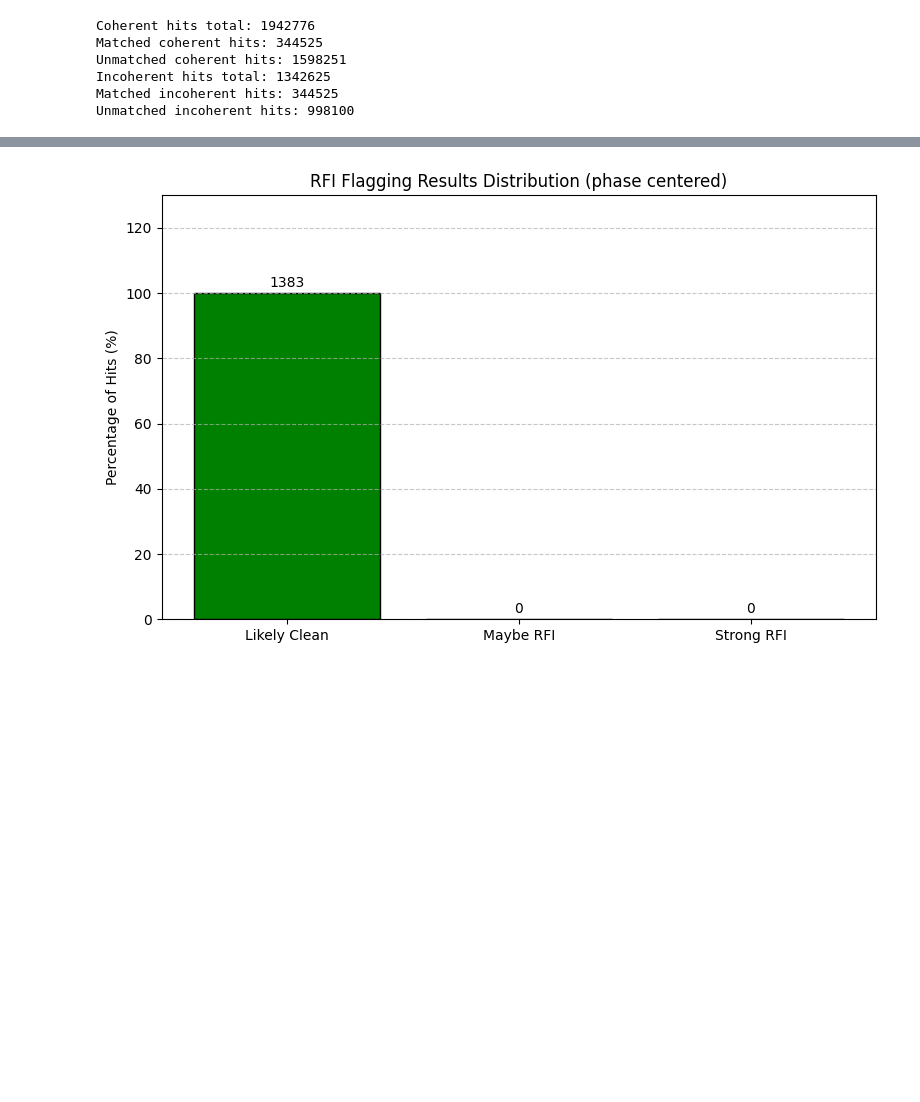
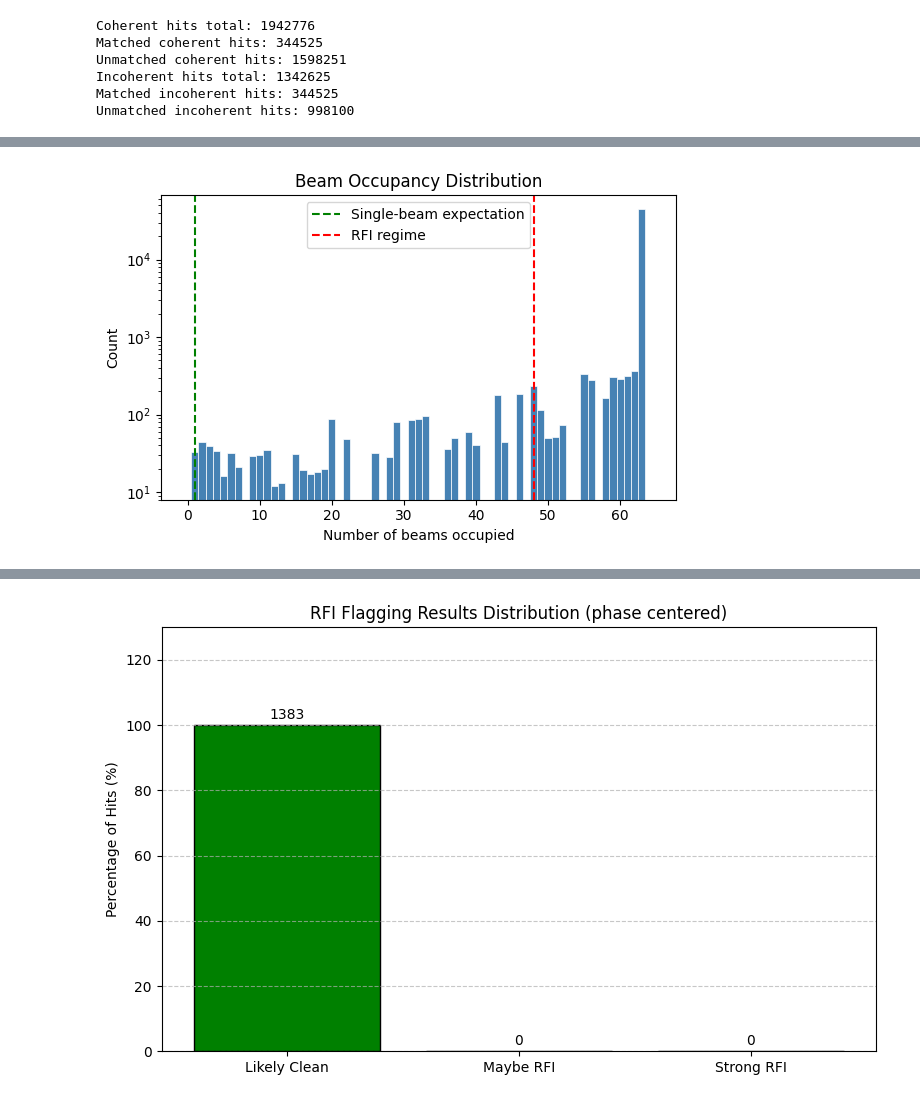
Before and after one commit to ELLAMBISHOP/RADAR, a Jupyter notebook: RFI_anomoly_analysis.ipynb, the cells around one changed output, grey strips where cells are left out. Drawn from its saved outputs; the diff is of its cells as text; code cells hidden in the pictures; blank space fills up the shorter version.

Commit message:
Add beam occupancy analysis and RFI validation workflow

```diff
--- a/RFI_anomoly_analysis.ipynb
+++ b/RFI_anomoly_analysis.ipynb
@@ -198,9 +199,10 @@ plt.show()
 # %%
-#gaia_df= pd.read_pickle('/datax/scratch/ellambishop/meerkat_hits/meerkat_gaia.pkl')
-gaia_df= pd.read_pickle('/datax/scratch/ellambishop/meerkat_hits/meerkat_named.pkl')
+gaia_df= pd.read_pickle('/datax/scratch/ellambishop/meerkat_hits/meerkat_gaia.pkl')
+#gaia_df= pd.read_pickle('/datax/scratch/ellambishop/meerkat_hits/meerkat_named.pkl')
 
 def add_meerkat_config(df):
     df = df.copy()
     df.loc[df['signal_frequency'] < 2000, 'config'] = 'MeerKAT'
+    return df
 
 add_meerkat_config(gaia_df)
@@ -621,0 +794,81 @@ KeyboardInterrupt:
+# %%
+"""analysis of physical properties vs flagging"""
+
+df_meerkat, occ_summary = compute_beam_occupancy(df_meerkat)
+df_meerkat = label_beam_occupancy_rfi(df_meerkat)
+
+df_vla, occ_summary_vla = compute_beam_occupancy(df_meerkat)
+df_vla= label_beam_occupancy_rfi(df_meerkat)
+
+# df_vla_unmatched, occ_summary_vla_unmatched = compute_beam_occupancy(df_meerkat)
+# df_vla_unmatched = label_beam_occupancy_rfi(df_meerkat)
+# %%
+#df = df_meerkat.copy()  # already has occupancy + flag_strength
+
+df = df_vla.copy()  # already has occupancy + flag_strength
+# %%
+
+def plot_panel_1(df, total_beams=64):
+    occ = df["beam_occupancy"].dropna()
+    n_beams = (occ * total_beams).round().astype(int)
+
+    fig, ax = plt.subplots(figsize=(6,4))
+
+    bins = np.arange(0, total_beams + 2) - 0.5
+    ax.hist(n_beams, bins=bins, color="steelblue", edgecolor="white", linewidth=0.5)
+
+    ax.axvline(1, linestyle="--", color="green", label="Single-beam expectation")
+    ax.axvline(total_beams * 0.75, linestyle="--", color="red", label="RFI regime")
+
+    ax.set_yscale("log")
+    ax.set_xlabel("Number of beams occupied")
+    ax.set_ylabel("Count")
+    ax.set_title("Beam Occupancy Distribution")
+    ax.legend()
+
+    plt.tight_layout()
+    return fig
+
+def plot_panel_2(df):
+    fig, ax = plt.subplots(figsize=(6,4))
+
+    ax.scatter(
+        df["beam_occupancy"],
+        df["flag_strength"],
+        s=2,
+        alpha=0.25
+    )
+
+    ax.set_yscale("log")
+    ax.set_xlabel("Beam occupancy (fraction)")
+    ax.set_ylabel("RFI flag strength")
+    ax.set_title("RFI strength vs beam occupancy")
+
+    plt.tight_layout()
+    return fig
+
+def plot_panel_3(df):
+    fig, ax = plt.subplots(figsize=(6,4))
+
+    order = ["candidate", "maybe_rfi", "rfi"]
+
+    data = [
+        df[df["occupancy_label"] == lab]["flag_strength"]
+        for lab in order
+    ]
+
+    ax.boxplot(data, labels=order, showfliers=False)
+
+    ax.set_yscale("log")
+    ax.set_ylabel("RFI flag strength")
+    ax.set_title("RFI strength by occupancy class")
+
+    plt.tight_layout()
+    return fig
+fig1 = plot_panel_1(df_meerkat)
+fig2 = plot_panel_2(df_meerkat)
+fig3 = plot_panel_3(df_meerkat)
+
+plt.show()
+# %% [output]
+[figure, added]
```
Also changed, not shown: parts of 29 cells of this notebook, 1 other file.
